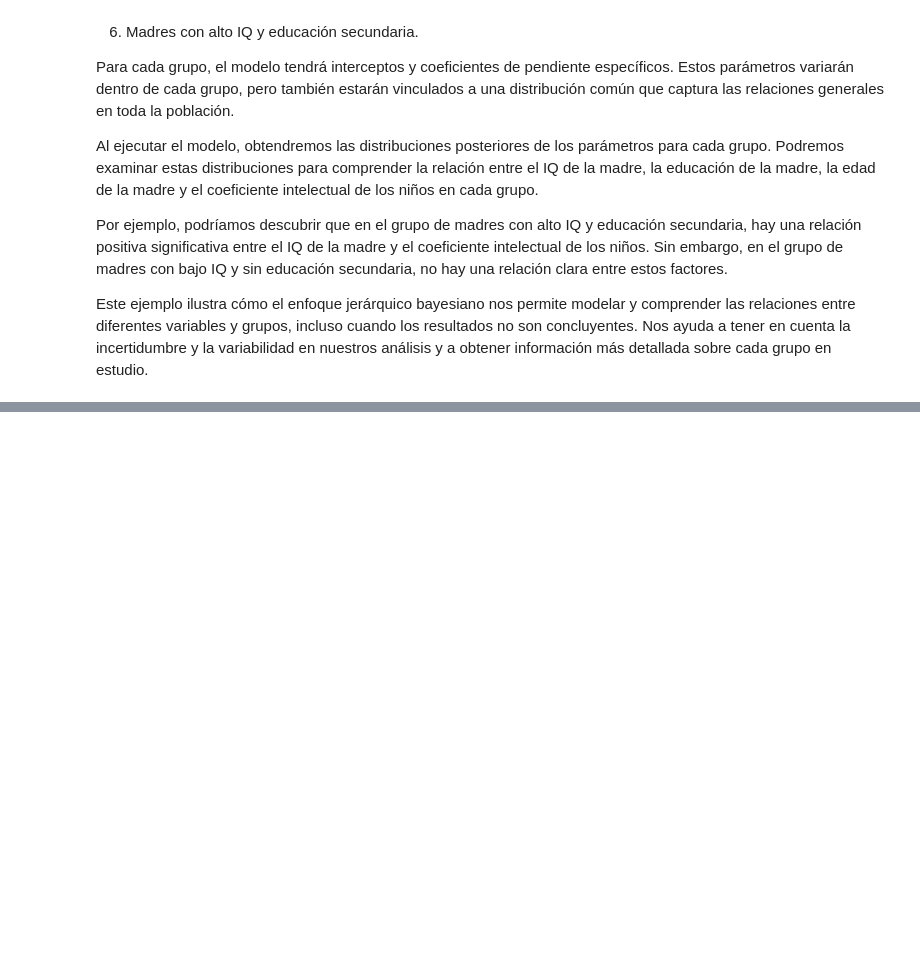
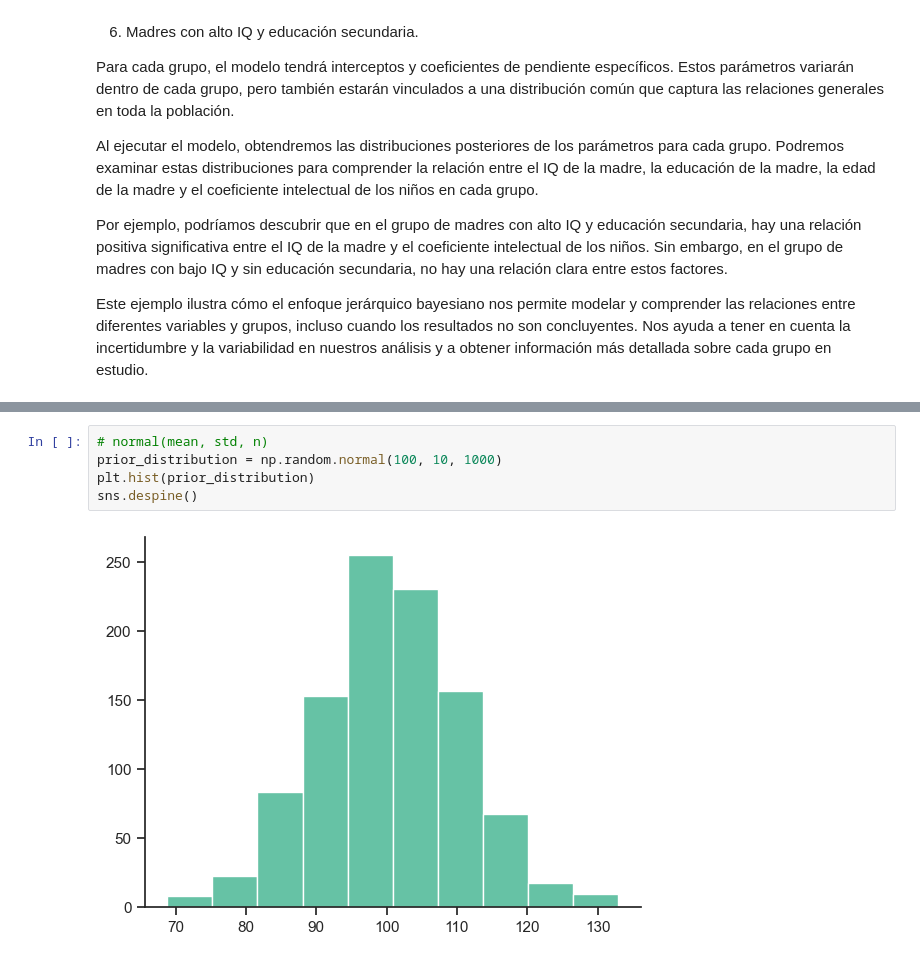
Before and after one commit to onavarrete04/Introduccion-Ciencia-Datos, a Jupyter notebook: 2023_modelos_estadísticos_datos.ipynb, the cells around one changed output, grey strips where cells are left out. Drawn from its saved outputs; the diff is of its cells as text; blank space fills up the shorter version.

```diff
--- a/2023_modelos_estadísticos_datos.ipynb
+++ b/2023_modelos_estadísticos_datos.ipynb
@@ -3008,0 +3145,7 @@ Este ejemplo ilustra cómo el enfoque jerárquico bayesiano nos permite modelar
+# %%
+# normal(mean, std, n)
+prior_distribution = np.random.normal(100, 10, 1000)
+plt.hist(prior_distribution)
+sns.despine()
+# %% [output]
+[figure, added]
```
Also changed, not shown: parts of 14 cells of this notebook.
